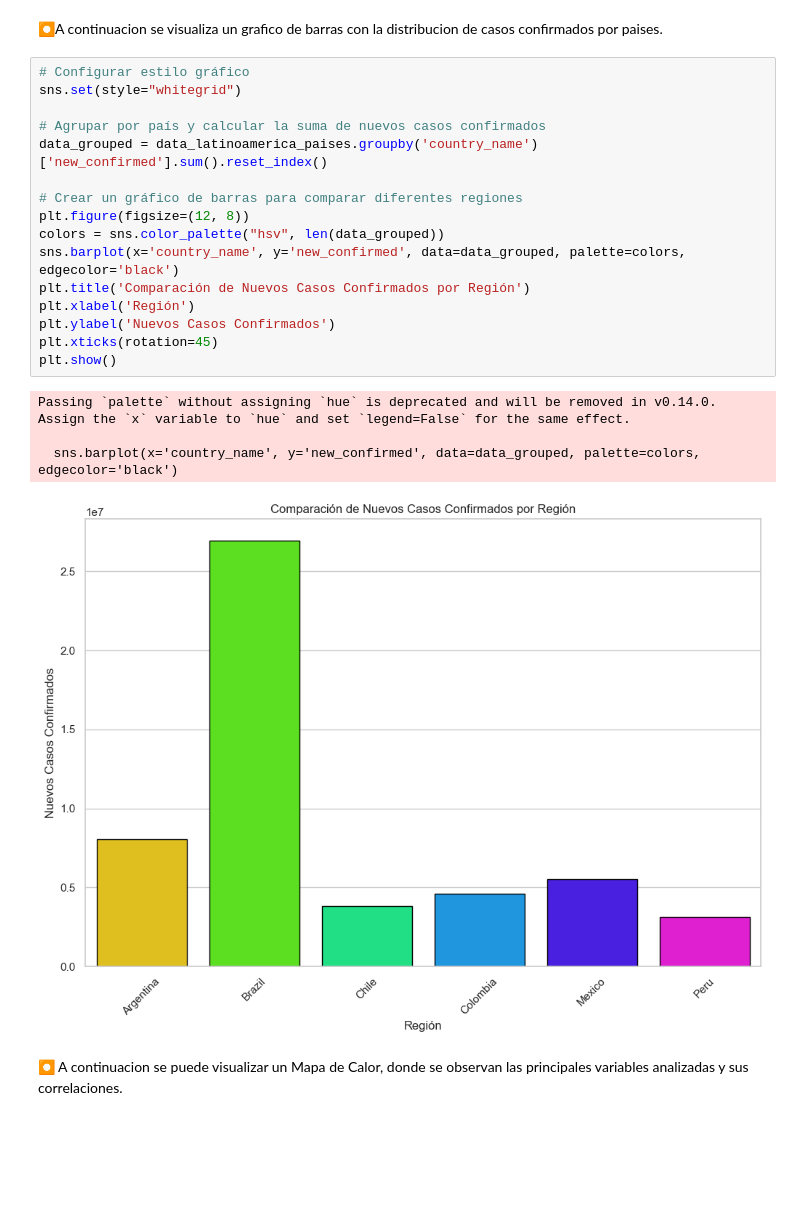
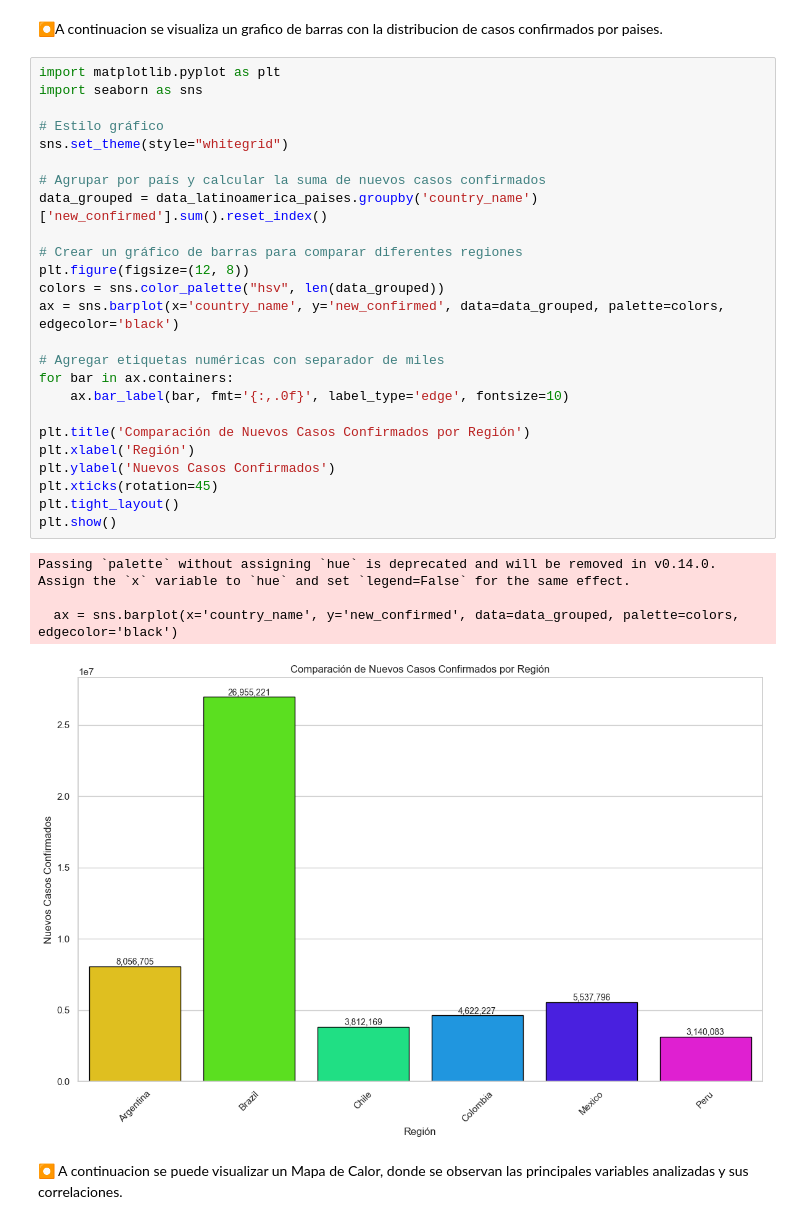
Before and after one commit to valerialc/Proyecto-biogenesys, a Jupyter notebook: PIDA_M4_Valeria_Lozano.ipynb, the cells around one changed output. Drawn from its saved outputs; the diff is of its cells as text; blank space fills up the shorter version.

```diff
--- a/PIDA_M4_Valeria_Lozano.ipynb
+++ b/PIDA_M4_Valeria_Lozano.ipynb
@@ -468,26 +468,35 @@ plt.show()
 # %% [markdown]
 ⏺A continuacion se visualiza un grafico de barras con la distribucion de casos confirmados por paises.
 # %%
-# Configurar estilo gráfico
-sns.set(style="whitegrid")
+import matplotlib.pyplot as plt
+import seaborn as sns
+
+# Estilo gráfico
+sns.set_theme(style="whitegrid")
 
 # Agrupar por país y calcular la suma de nuevos casos confirmados
 data_grouped = data_latinoamerica_paises.groupby('country_name')['new_confirmed'].sum().reset_index()
 
 # Crear un gráfico de barras para comparar diferentes regiones
 plt.figure(figsize=(12, 8))
 colors = sns.color_palette("hsv", len(data_grouped))
-sns.barplot(x='country_name', y='new_confirmed', data=data_grouped, palette=colors, edgecolor='black')
+ax = sns.barplot(x='country_name', y='new_confirmed', data=data_grouped, palette=colors, edgecolor='black')
+
+# Agregar etiquetas numéricas con separador de miles
+for bar in ax.containers:
+    ax.bar_label(bar, fmt='{:,.0f}', label_type='edge', fontsize=10)
+
 plt.title('Comparación de Nuevos Casos Confirmados por Región')
 plt.xlabel('Región')
 plt.ylabel('Nuevos Casos Confirmados')
 plt.xticks(rotation=45)
+plt.tight_layout()
 plt.show()
 # %% [output]
 Passing `palette` without assigning `hue` is deprecated and will be removed in v0.14.0. Assign the `x` variable to `hue` and set `legend=False` for the same effect.
 
-  sns.barplot(x='country_name', y='new_confirmed', data=data_grouped, palette=colors, edgecolor='black')
+  ax = sns.barplot(x='country_name', y='new_confirmed', data=data_grouped, palette=colors, edgecolor='black')
-[figure, old version]
+[figure, new version]
 # %% [markdown]
 ⏺ A continuacion se puede visualizar un Mapa de Calor, donde se observan las principales variables analizadas y sus correlaciones.
 # %%
```
Also changed, not shown: 1 other file.
